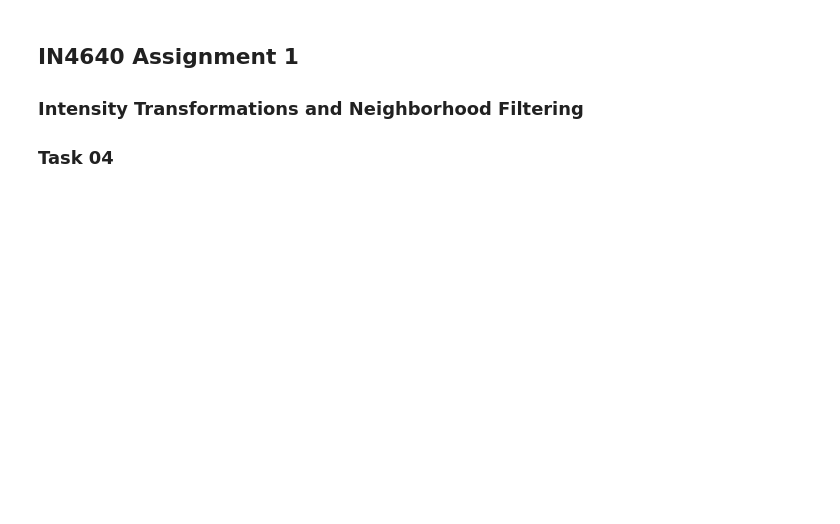
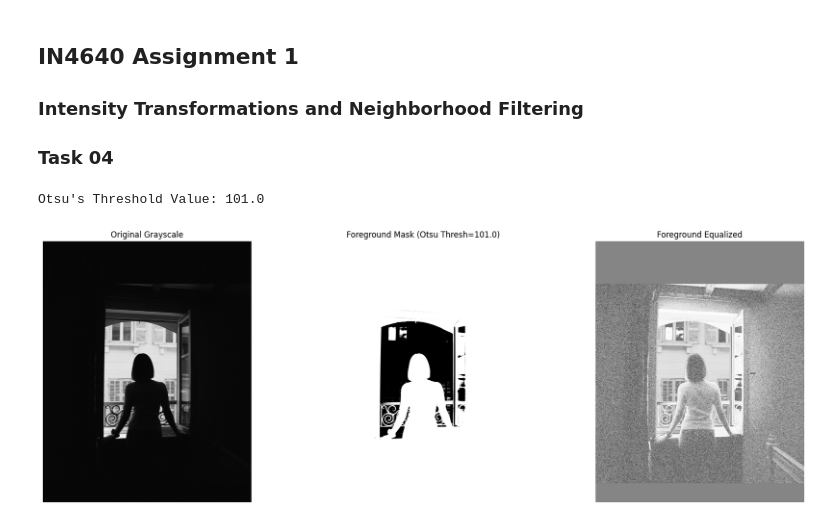
Before and after one commit to Nimsara2001/machine_vision_a01, a Jupyter notebook: task 04.ipynb, the cells around one changed output. Drawn from its saved outputs; the diff is of its cells as text; code cells hidden in the pictures; blank space fills up the shorter version.

```diff
--- a/task 04.ipynb
+++ b/task 04.ipynb
@@ -8,81 +8,51 @@ import numpy as np
 import matplotlib.pyplot as plt
 import os
 # %%
-# Load the image
 img_path = 'assets/looking_out.jpg'
 
 if not os.path.exists(img_path):
     print(f"Error: File not found at {img_path}")
 else:
-    # Convert to grayscale
     img_bgr = cv2.imread(img_path)
     img_gray = cv2.cvtColor(img_bgr, cv2.COLOR_BGR2GRAY)
 
-    # (a) Use Otsu thresholding to obtain the binary mask for the foreground
-    # comprising the woman and the room.
-    # The woman and room are likely darker than the bright window.
-    # Otsu's thresholding returns the threshold value and the thresholded image.
-    # cv2.THRESH_BINARY yields 255 for pixels > threshold (bright window).
-    # We invert it (cv2.THRESH_BINARY_INV) to get the dark regions (foreground) as 255.
     ret, mask = cv2.threshold(img_gray, 0, 255, cv2.THRESH_BINARY_INV + cv2.THRESH_OTSU)
 
     print(f"Otsu's Threshold Value: {ret}")
 
-    # (b) Carry out histogram equalization only for the foreground region.
-
     def equalize_masked_region(image, region_mask):
-        # Extract the values of the pixels in the masked region
-        # region_mask is 255 for relevant pixels
         valid_pixels = image[region_mask == 255]
-
-        # Calculate histogram for these pixels
         hist, bins = np.histogram(valid_pixels.flatten(), 256, [0, 256])
-
-        # Calculate CDF
         cdf = hist.cumsum()
         cdf_normalized = cdf * hist.max() / cdf.max()
-
-        # Mask CDF to create mapping
         cdf_m = np.ma.masked_equal(cdf, 0)
         cdf_m = (cdf_m - cdf_m.min()) * 255 / (cdf_m.max() - cdf_m.min())
         cdf_final = np.ma.filled(cdf_m, 0).astype('uint8')
-
-        # Create output image starting as copy of original
         equalized_img = image.copy()
-
-        # Map values only in the masked region
-        # We need to apply the mapping function `cdf_final` to the pixel values
-        # The pixel values in the masked region are `image[region_mask == 255]`
-        # The mapped values are `cdf_final[image[region_mask == 255]]`
         equalized_img[region_mask == 255] = cdf_final[image[region_mask == 255]]
-
         return equalized_img
 
     result_img = equalize_masked_region(img_gray, mask)
 
-    # Visualization
-    plt.figure(figsize=(15, 10))
+    plt.figure(figsize=(18, 6))
 
-    plt.subplot(2, 2, 1)
+    plt.subplot(1, 3, 1)
     plt.title("Original Grayscale")
     plt.imshow(img_gray, cmap='gray')
     plt.axis('off')
 
-    plt.subplot(2, 2, 2)
+    plt.subplot(1, 3, 2)
     plt.title(f"Foreground Mask (Otsu Thresh={ret})")
     plt.imshow(mask, cmap='gray')
     plt.axis('off')
 
-    plt.subplot(2, 2, 3)
+    plt.subplot(1, 3, 3)
     plt.title("Foreground Equalized")
     plt.imshow(result_img, cmap='gray')
     plt.axis('off')
 
-    plt.subplot(2, 2, 4)
-    plt.title("Histograms")
-    plt.hist(img_gray[mask==255].flatten(), 256, [0, 256], color='gray', alpha=0.5, label='Original Foreground')
-    plt.hist(result_img[mask==255].flatten(), 256, [0, 256], color='blue', alpha=0.5, label='Equalized Foreground')
-    plt.legend()
-
     plt.tight_layout()
     plt.show()
+# %% [output]
+Otsu's Threshold Value: 101.0
+[figure, added]
```
Also changed, not shown: 3 other files.
